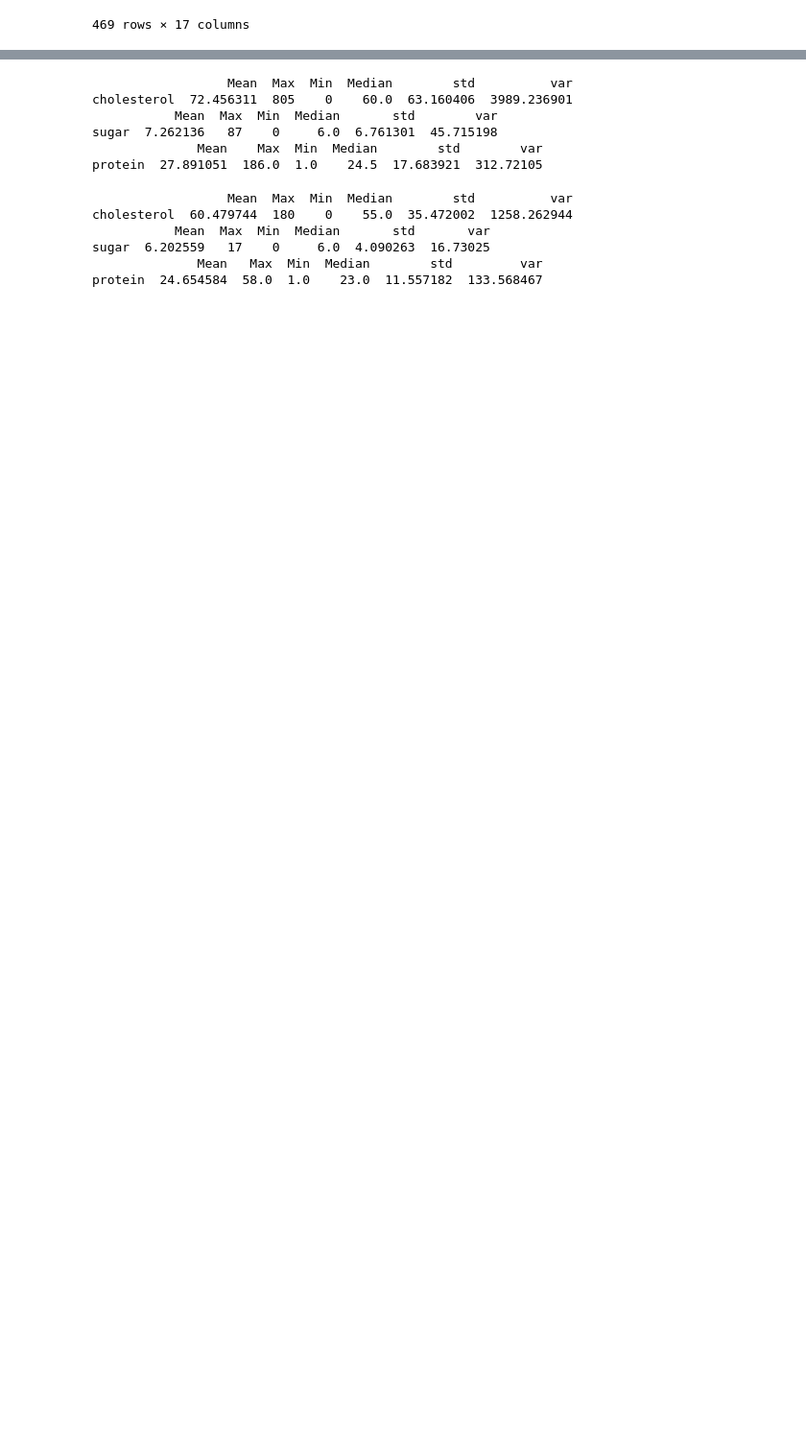
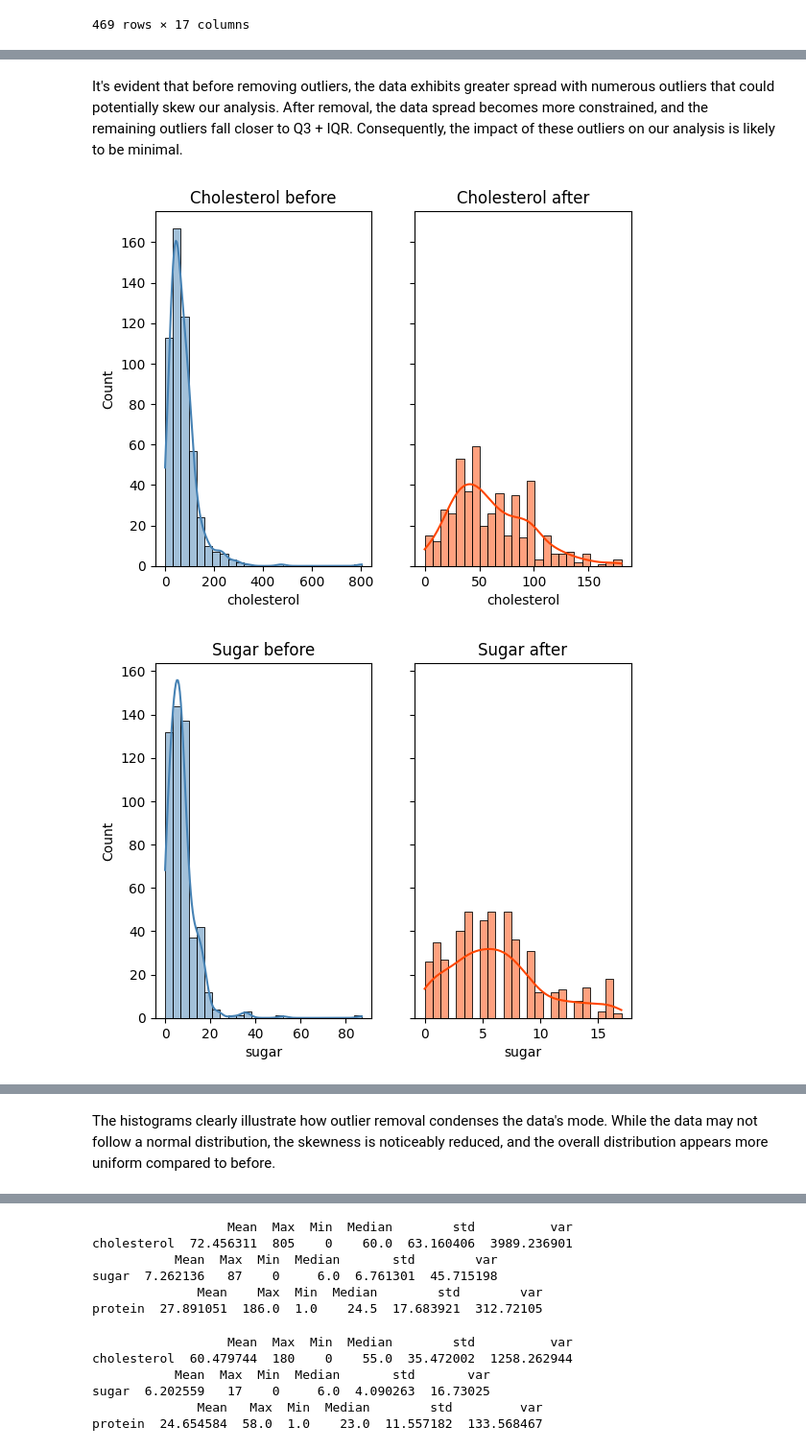
Before and after one commit to macnianios/remove_outliers, a Jupyter notebook: removing_outliers.ipynb, the cells around one changed output, grey strips where cells are left out. Shown: that part at 96% size. Cells and saved outputs as stored; diff of their text form; code cells hidden in the pictures; blank space fills up the shorter version.

```diff
--- a/removing_outliers.ipynb
+++ b/removing_outliers.ipynb
@@ -138,0 +174,30 @@ clean_df
+# %% [markdown]
+It's evident that before removing outliers, the data exhibits greater spread with numerous outliers that could potentially skew our analysis. After removal, the data spread becomes more constrained, and the remaining outliers fall closer to Q3 + IQR. Consequently, the impact of these outliers on our analysis is likely to be minimal.
+# %%
+fig, ax1 = plt.subplots(1, 2,sharey = True)
+sns.histplot(data=df,x="cholesterol" , color="steelblue",ax=ax1[0],bins=25, kde=True)
+ax1[0].set_title("Cholesterol before")
+
+sns.histplot(data=clean_df,x="cholesterol" , color="orangered",ax=ax1[1],bins=25, kde=True)
+ax1[1].set_title("Cholesterol after")
+
+fig, ax2 = plt.subplots(1, 2,sharey = True)
+sns.histplot(data=df,x="sugar" , color="steelblue",ax=ax2[0],bins=25, kde=True)
+ax2[0].set_title("Sugar before")
+
+sns.histplot(data=clean_df,x="sugar" , color="orangered",ax=ax2[1],bins=25, kde=True)
+ax2[1].set_title("Sugar after")
+
+fig, ax3 = plt.subplots(1, 2,sharey = True)
+sns.histplot(data=df,x="protein" ,color="steelblue",ax=ax3[0],bins=25, kde=True)
+ax3[0].set_title("Protein before")
+
+sns.histplot(data=clean_df,x="protein" , color="orangered",ax=ax3[1],bins=25, kde=True)
+ax3[1].set_title("Protein after")
+
+fig.tight_layout()
+
+plt.show()
+# %% [output]
+[figure, added]
+[figure, added]
@@ -139 +205,3 @@ clean_df
+# %% [markdown]
+The histograms clearly illustrate how outlier removal condenses the data's mode. While the data may not follow a normal distribution, the skewness is noticeably reduced, and the overall distribution appears more uniform compared to before.
 # %% [markdown]
```
Also changed, not shown: parts of 6 cells of this notebook.
